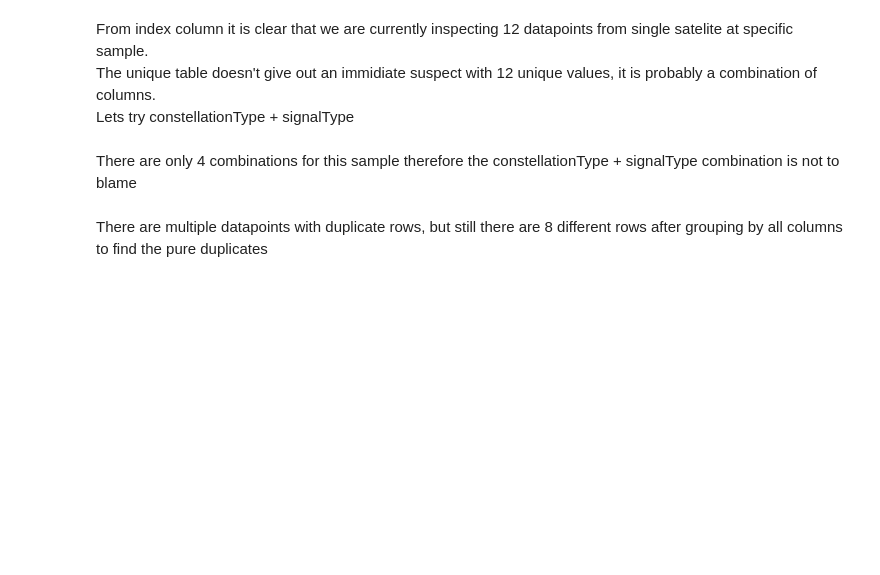
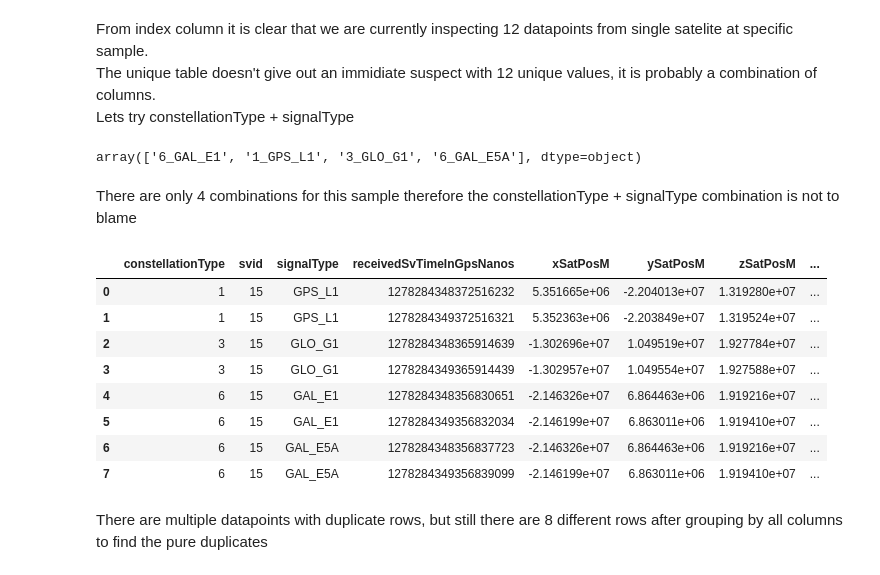
Before and after one commit to shacharhelmer/GNSS-Google, a Jupyter notebook: googlegnss.ipynb, the cells around one changed output. Saved outputs shown, nothing was run; the diff lists cells and outputs as text; code cells hidden in the pictures; blank space fills up the shorter version.

```diff
--- a/googlegnss.ipynb
+++ b/googlegnss.ipynb
@@ -137,6 +137,5 @@ Each such unique GPS sample has a varying amount of satelite samples describing
 In the ground truth data set, samples are matched with rows in an "on" and "one-to-one" fashion.
 # %%
 derived = read_files_to_df(derived_train_sets)
-derived.drop('index', axis=1, inplace=True)
 ground = read_files_to_df(ground_train_sets)
-print("# of samples in ground truth train dataset: {}\n# of samples in derived train dataset: {}\n".format(drvd_trn.shape[0], grnd_trn.shape[0]))
+print("# of samples in ground truth train dataset: {}\n# of samples in derived train dataset: {}\n".format(derived.shape[0], ground.shape[0]))
@@ -169,10 +205,22 @@ Lets try constellationType + signalType
 # %%
 s2['constellationSignal'] = s2['constellationType'].astype(str) + '_'+ s2['signalType']
 s2['constellationSignal'].unique()
+# %% [output]
+array(['6_GAL_E1', '1_GPS_L1', '3_GLO_G1', '6_GAL_E5A'], dtype=object)
 # %% [markdown]
 There are only 4 combinations for this sample therefore the  constellationType + signalType combination is not to blame
 # %%
-s2.groupby(s2.drop('index', axis=1).columns.tolist(),as_index=False).size()
+s2.groupby(s2.columns.tolist(),as_index=False).size()
+# %% [output]
+|  | constellationType | svid | signalType | receivedSvTimeInGpsNanos | xSatPosM | ySatPosM | zSatPosM | ... |
+| 0 | 1 | 15 | GPS_L1 | 1278284348372516232 | 5.351665e+06 | -2.204013e+07 | 1.319280e+07 | ... |
+| 1 | 1 | 15 | GPS_L1 | 1278284349372516321 | 5.352363e+06 | -2.203849e+07 | 1.319524e+07 | ... |
+| 2 | 3 | 15 | GLO_G1 | 1278284348365914639 | -1.302696e+07 | 1.049519e+07 | 1.927784e+07 | ... |
+| 3 | 3 | 15 | GLO_G1 | 1278284349365914439 | -1.302957e+07 | 1.049554e+07 | 1.927588e+07 | ... |
+| 4 | 6 | 15 | GAL_E1 | 1278284348356830651 | -2.146326e+07 | 6.864463e+06 | 1.919216e+07 | ... |
+| 5 | 6 | 15 | GAL_E1 | 1278284349356832034 | -2.146199e+07 | 6.863011e+06 | 1.919410e+07 | ... |
+| 6 | 6 | 15 | GAL_E5A | 1278284348356837723 | -2.146326e+07 | 6.864463e+06 | 1.919216e+07 | ... |
+| 7 | 6 | 15 | GAL_E5A | 1278284349356839099 | -2.146199e+07 | 6.863011e+06 | 1.919410e+07 | ... |
 # %% [markdown]
 There are multiple datapoints with duplicate rows, but still there are 8 different rows after grouping by all columns to find the pure duplicates
 # %%
```
Also changed, not shown: parts of 37 cells of this notebook, 2 other files.
